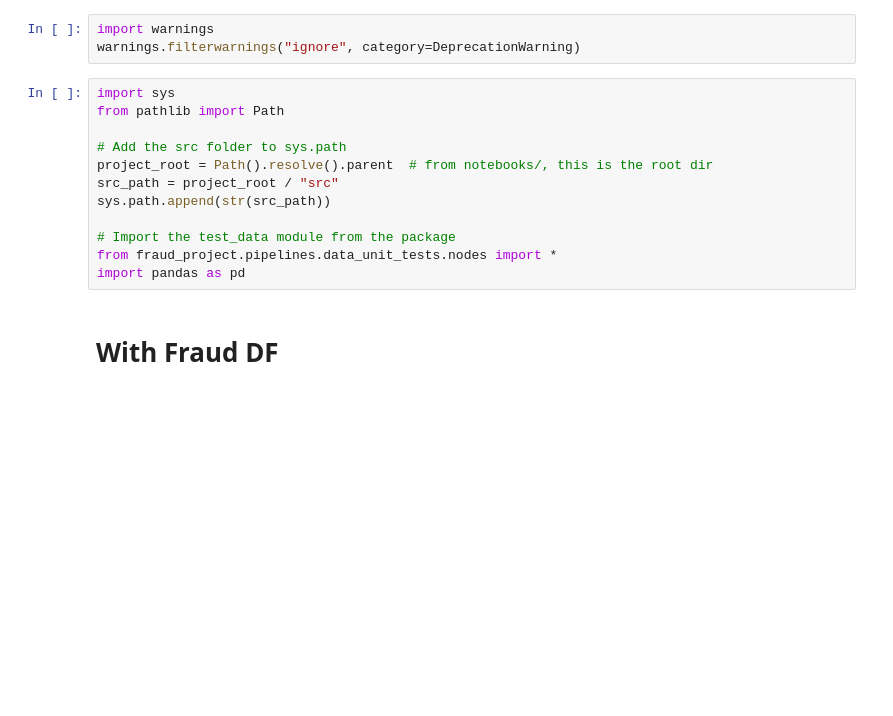
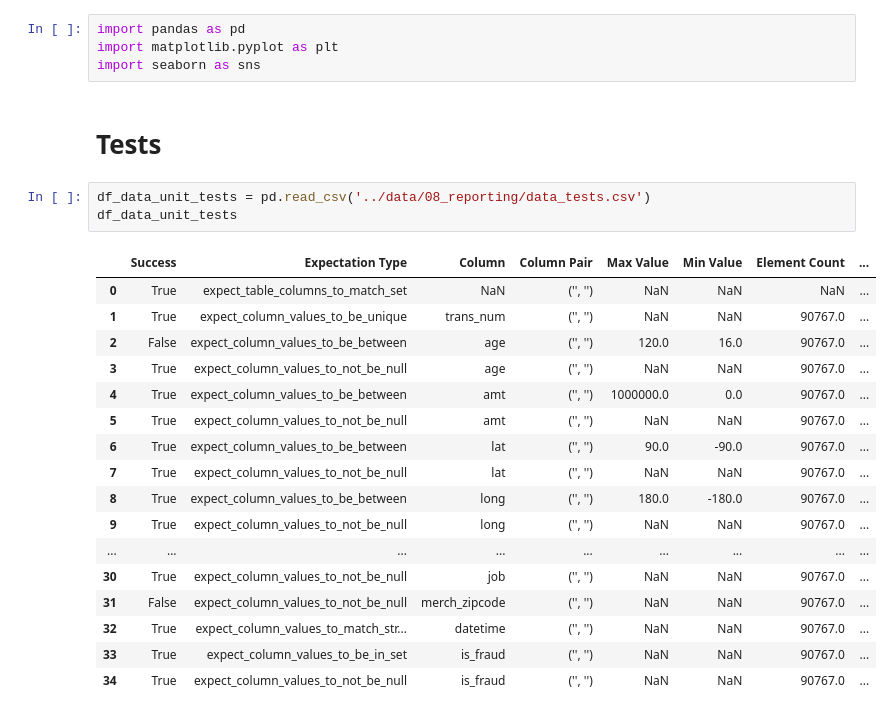
Before and after one commit to mgalao/machine-learning-operations-project, a Jupyter notebook: notebooks/03_data_unit_tests.ipynb, the cells around one changed output. Drawn from its saved outputs; the diff is of its cells as text; blank space fills up the shorter version.

```diff
--- a/notebooks/03_data_unit_tests.ipynb
+++ b/notebooks/03_data_unit_tests.ipynb
@@ -3,17 +1,27 @@
-# %%
-import warnings
-warnings.filterwarnings("ignore", category=DeprecationWarning)
-# %%
-import sys
-from pathlib import Path
-
-# Add the src folder to sys.path
-project_root = Path().resolve().parent  # from notebooks/, this is the root dir
-src_path = project_root / "src"
-sys.path.append(str(src_path))
-
-# Import the test_data module from the package
-from fraud_project.pipelines.data_unit_tests.nodes import *
-import pandas as pd
-# %% [markdown]
-# With Fraud DF
+# %%
+import pandas as pd
+import matplotlib.pyplot as plt
+import seaborn as sns
+# %% [markdown]
+# Tests
+# %%
+df_data_unit_tests = pd.read_csv('../data/08_reporting/data_tests.csv')
+df_data_unit_tests
+# %% [output]
+|  | Success | Expectation Type | Column | Column Pair | Max Value | Min Value | Element Count | ... |
+| 0 | True | expect_table_columns_to_match_set | NaN | ('', '') | NaN | NaN | NaN | ... |
+| 1 | True | expect_column_values_to_be_unique | trans_num | ('', '') | NaN | NaN | 90767.0 | ... |
+| 2 | False | expect_column_values_to_be_between | age | ('', '') | 120.0 | 16.0 | 90767.0 | ... |
+| 3 | True | expect_column_values_to_not_be_null | age | ('', '') | NaN | NaN | 90767.0 | ... |
+| 4 | True | expect_column_values_to_be_between | amt | ('', '') | 1000000.0 | 0.0 | 90767.0 | ... |
+| 5 | True | expect_column_values_to_not_be_null | amt | ('', '') | NaN | NaN | 90767.0 | ... |
+| 6 | True | expect_column_values_to_be_between | lat | ('', '') | 90.0 | -90.0 | 90767.0 | ... |
+| 7 | True | expect_column_values_to_not_be_null | lat | ('', '') | NaN | NaN | 90767.0 | ... |
+| 8 | True | expect_column_values_to_be_between | long | ('', '') | 180.0 | -180.0 | 90767.0 | ... |
+| 9 | True | expect_column_values_to_not_be_null | long | ('', '') | NaN | NaN | 90767.0 | ... |
+| ... | ... | ... | ... | ... | ... | ... | ... | ... |
+| 30 | True | expect_column_values_to_not_be_null | job | ('', '') | NaN | NaN | 90767.0 | ... |
+| 31 | False | expect_column_values_to_not_be_null | merch_zipcode | ('', '') | NaN | NaN | 90767.0 | ... |
+| 32 | True | expect_column_values_to_match_str... | datetime | ('', '') | NaN | NaN | 90767.0 | ... |
+| 33 | True | expect_column_values_to_be_in_set | is_fraud | ('', '') | NaN | NaN | 90767.0 | ... |
+| 34 | True | expect_column_values_to_not_be_null | is_fraud | ('', '') | NaN | NaN | 90767.0 | ... |
```
Also changed, not shown: parts of 18 cells of this notebook, 5 other files.
